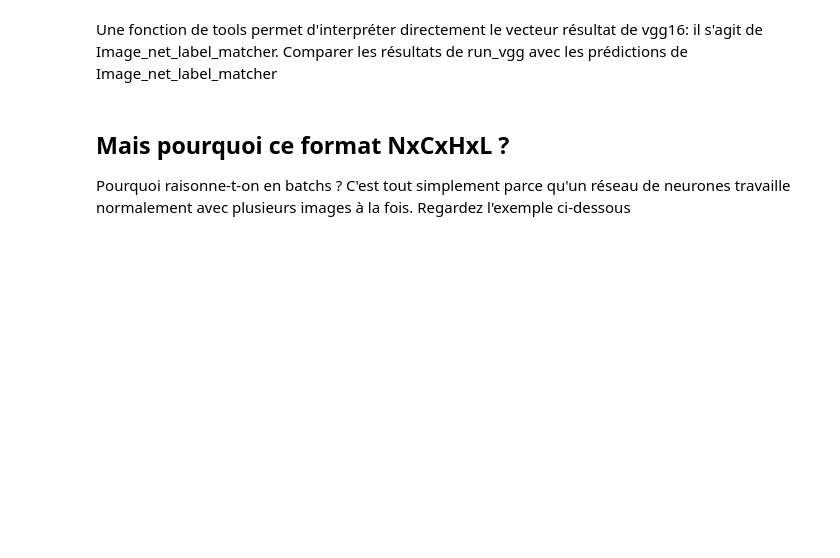
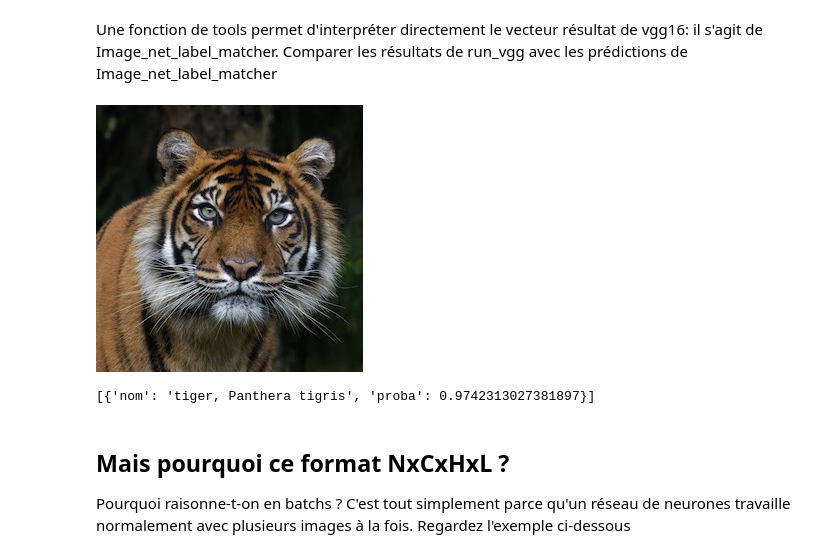
Before and after one commit to Molugan/AI_summer_school, a Jupyter notebook: TD_2/0_classification.ipynb, the cells around one changed output. Drawn from its saved outputs; the diff is of its cells as text; code cells hidden in the pictures; blank space fills up the shorter version.

Commit message:
TD2: un modele beaucoup plus leger pour la premiere partie du TD

```diff
--- a/TD_2/0_classification.ipynb
+++ b/TD_2/0_classification.ipynb
@@ -7,12 +7,13 @@ Dans ce TD nous verrons comment utiliser un réseau de neurones convolutifs déj
 # Commençons par charger un modèle pré-entrainé
 # Si vous lancez cette commande pour la première fois dans pytorch le téléchargement peut être un peu long
 import torch
-import torchvision
-vgg16_model = torchvision.models.vgg16(pretrained=True)
+
+# Nous allons charger squeezeNet. Un réseau très léger avec des performances très acceptables sur ImageNet.
+squeeze_model = torch.hub.load('pytorch/vision:v0.4.2', 'squeezenet1_0', pretrained=True)
 
 # Nous n'allons pas entrainer de modèle dans ce TD. Voilà pourquoi il est important de mettre votre modèle en
 # mode évaluation
-vgg16_model.eval()
+squeeze_model.eval()
 # %% [markdown]
 Image Net est une collection de 14 millions images couvrant 1000 catégories d'objets ou d'animaux différents. Cette base de données sert de référence pour pré-entrainer des modèles en vision par ordinateur. Un modèle entrainé sur Image Net apprendra donc à différencier des objets de l'une de ces catégories.
 
@@ -115,9 +140,12 @@ Une fonction de tools permet d'interpréter directement le vecteur résultat de
 # %%
 from tools import Image_net_label_matcher
 image_tensor = load_image_in_vgg_format('isha.jpg')
-vgg_output = vgg16_model(image_tensor)
+vgg_output = squeeze_model(image_tensor)
 show_image_from_path('isha.jpg')
 print(Image_net_label_matcher(vgg_output))
+# %% [output]
+[figure, added]
+[{'nom': 'tiger, Panthera tigris', 'proba': 0.9742313027381897}]
 # %% [markdown]
 ## Mais pourquoi ce format NxCxHxL ?
 
```
Also changed, not shown: parts of 8 cells of this notebook.
